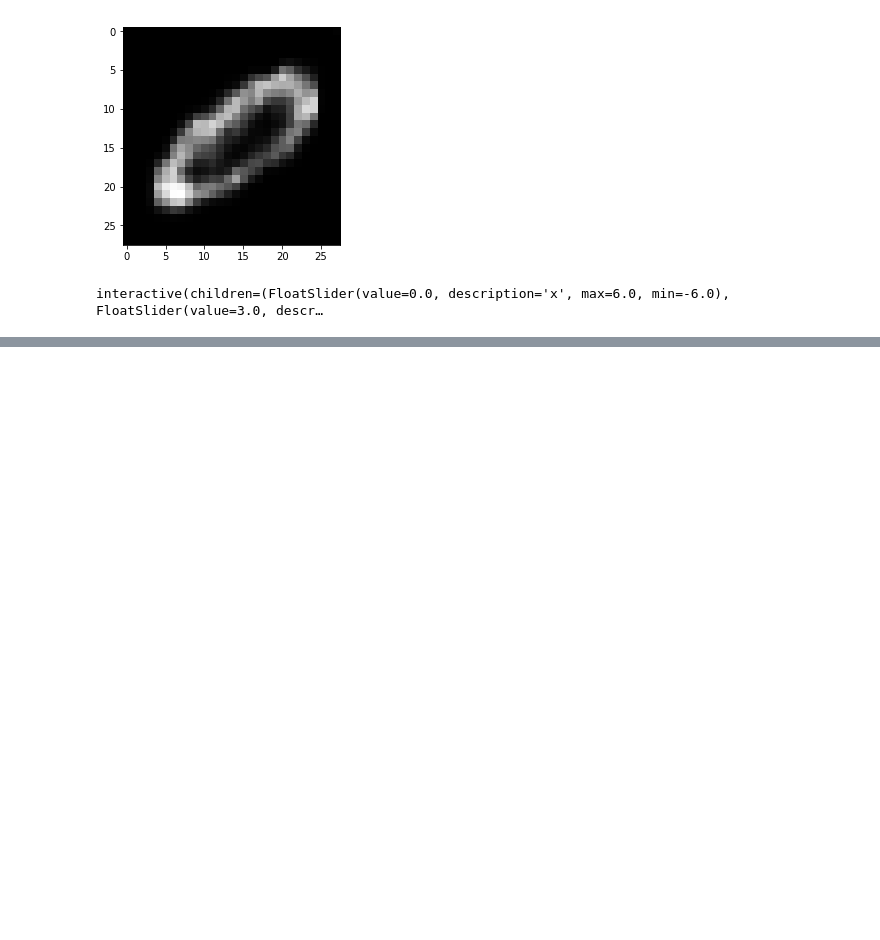
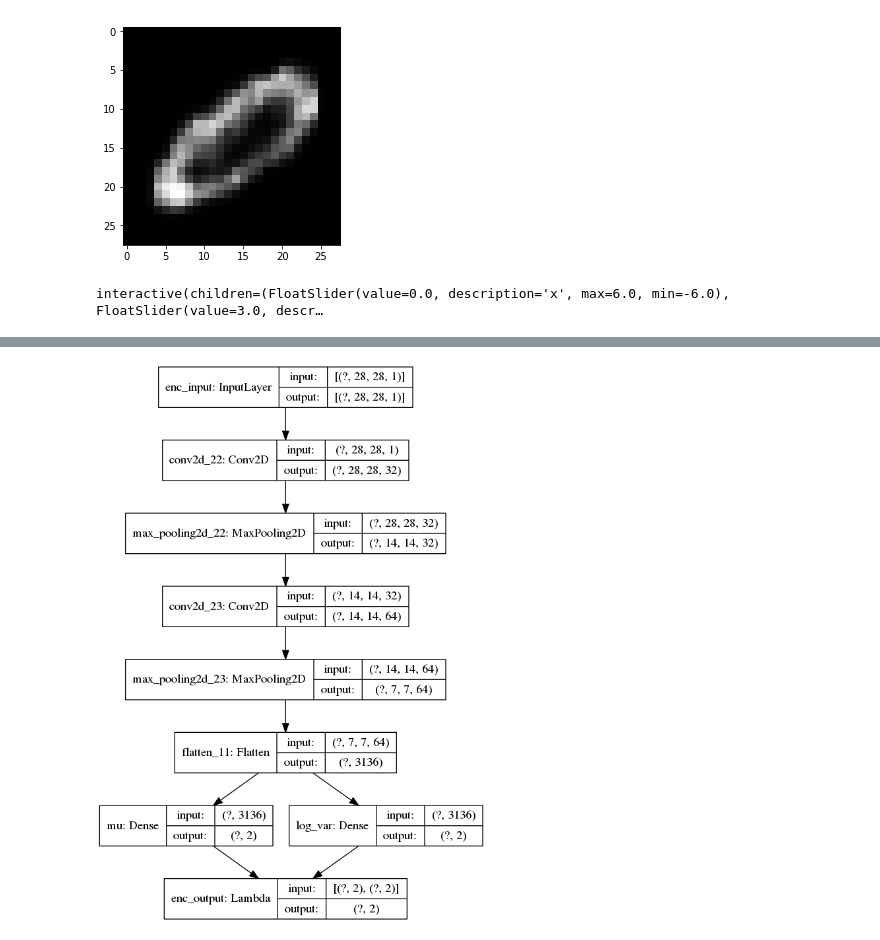
Before and after one commit to jamieinfinity/taureau, a Jupyter notebook: notebooks/mnist_examples.ipynb, the cells around one changed output, grey strips where cells are left out. Drawn from its saved outputs; the diff is of its cells as text; code cells hidden in the pictures; blank space fills up the shorter version.

```diff
--- a/notebooks/mnist_examples.ipynb
+++ b/notebooks/mnist_examples.ipynb
@@ -692,0 +782,4 @@ interactive(children=(FloatSlider(value=0.0, description='x', max=6.0, min=-6.0)
+# %%
+tf.keras.utils.plot_model(enc_model, show_shapes=True)
+# %% [output]
+[figure, added]
```
Also changed, not shown: parts of 24 cells of this notebook, 1 other file.
